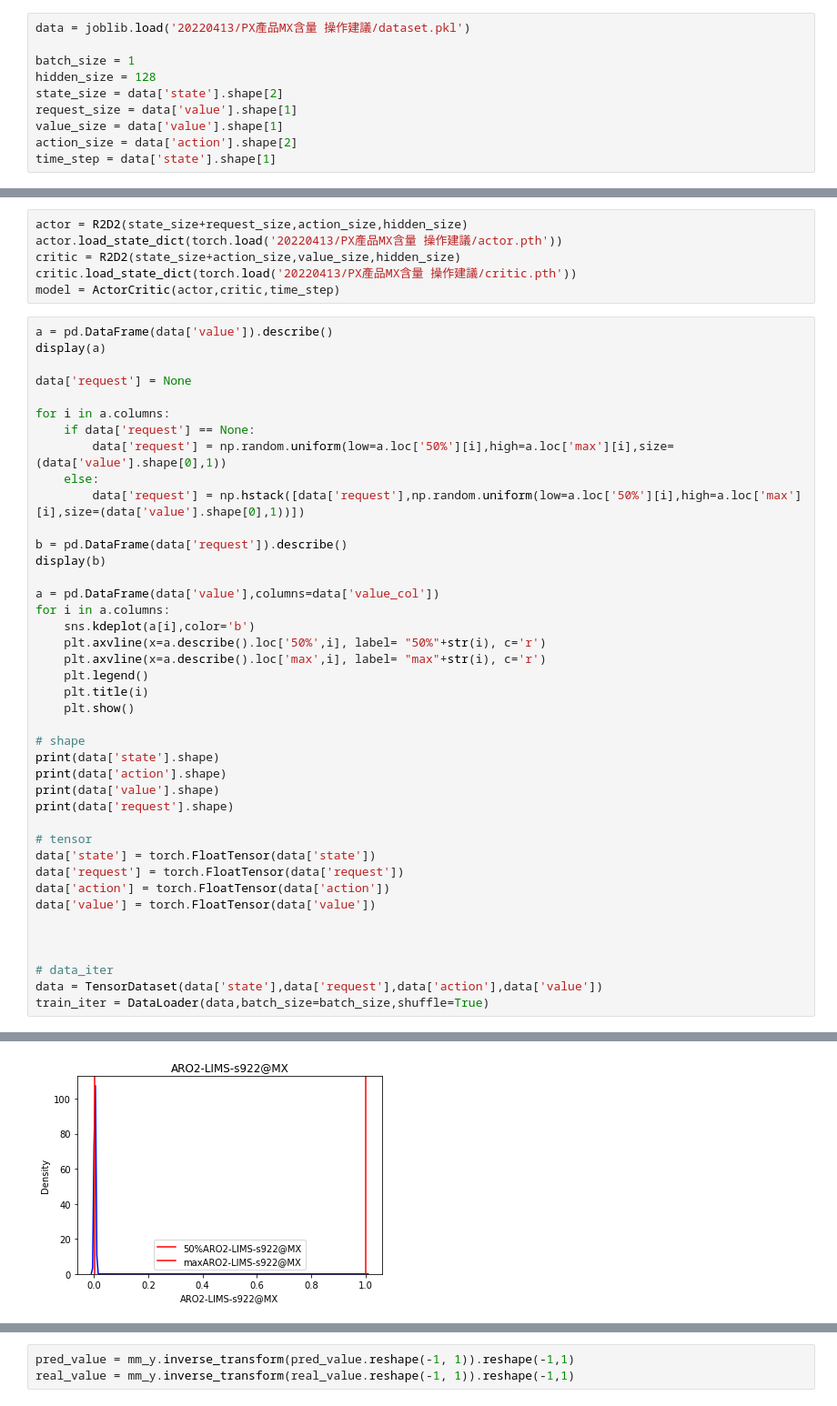
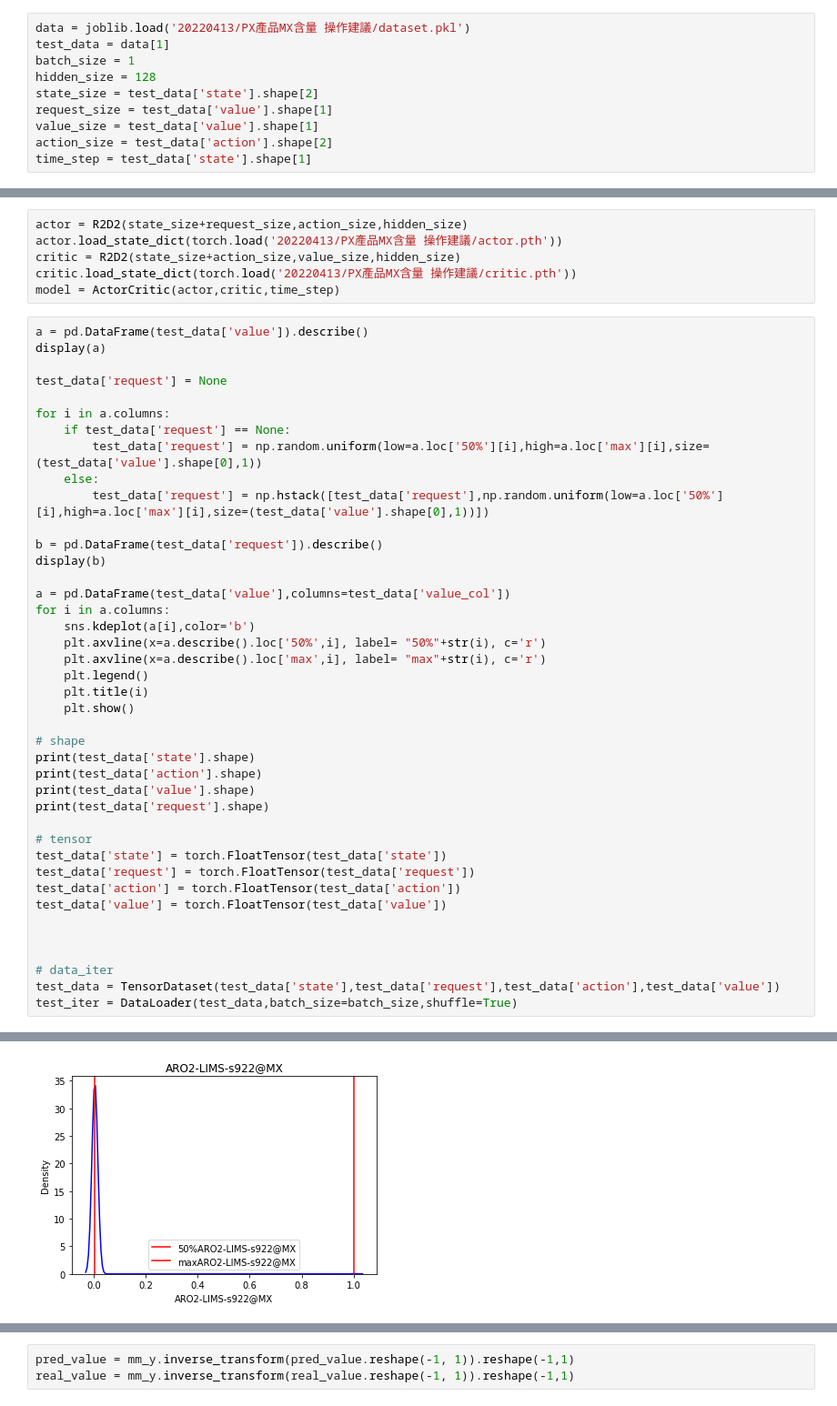
Before and after one commit to KaichiehKJ/R911R912, a Jupyter notebook: PX產品MX含量 操作建議/test.ipynb, the cells around one changed output, grey strips where cells are left out. Shown at 91% size. Saved outputs shown, nothing was run; the diff lists cells and outputs as text.

```diff
--- a/PX產品MX含量 操作建議/test.ipynb
+++ b/PX產品MX含量 操作建議/test.ipynb
@@ -47,14 +47,14 @@ warnings.filterwarnings('ignore')
 exec(requests.get('https://raw.githubusercontent.com/facebookresearch/madgrad/main/madgrad/madgrad.py').text)
 # %%
 data = joblib.load('20220413/PX產品MX含量 操作建議/dataset.pkl')
-
+test_data = data[1]
 batch_size = 1
 hidden_size = 128
-state_size = data['state'].shape[2]
-request_size = data['value'].shape[1]
-value_size = data['value'].shape[1]
-action_size = data['action'].shape[2]
-time_step = data['state'].shape[1]
+state_size = test_data['state'].shape[2]
+request_size = test_data['value'].shape[1]
+value_size = test_data['value'].shape[1]
+action_size = test_data['action'].shape[2]
+time_step = test_data['state'].shape[1]
 # %%
 class R2D2(nn.Module):
   def __init__(self,obs_size,n_actions,hidden_size):
@@ -193,21 +193,21 @@ critic = R2D2(state_size+action_size,value_size,hidden_size)
 critic.load_state_dict(torch.load('20220413/PX產品MX含量 操作建議/critic.pth'))
 model = ActorCritic(actor,critic,time_step)
 # %%
-a = pd.DataFrame(data['value']).describe()
+a = pd.DataFrame(test_data['value']).describe()
 display(a)
 
-data['request'] = None
+test_data['request'] = None
 
 for i in a.columns:
-    if data['request'] == None:
-        data['request'] = np.random.uniform(low=a.loc['50%'][i],high=a.loc['max'][i],size=(data['value'].shape[0],1))
+    if test_data['request'] == None:
+        test_data['request'] = np.random.uniform(low=a.loc['50%'][i],high=a.loc['max'][i],size=(test_data['value'].shape[0],1))
     else:
-        data['request'] = np.hstack([data['request'],np.random.uniform(low=a.loc['50%'][i],high=a.loc['max'][i],size=(data['value'].shape[0],1))])
+        test_data['request'] = np.hstack([test_data['request'],np.random.uniform(low=a.loc['50%'][i],high=a.loc['max'][i],size=(test_data['value'].shape[0],1))])
 
-b = pd.DataFrame(data['request']).describe()
+b = pd.DataFrame(test_data['request']).describe()
 display(b)
 
-a = pd.DataFrame(data['value'],columns=data['value_col'])
+a = pd.DataFrame(test_data['value'],columns=test_data['value_col'])
 for i in a.columns:
     sns.kdeplot(a[i],color='b')
     plt.axvline(x=a.describe().loc['50%',i], label= "50%"+str(i), c='r')
@@ -217,21 +217,21 @@ for i in a.columns:
     plt.show()
 
 # shape
-print(data['state'].shape)
-print(data['action'].shape)
-print(data['value'].shape)
-print(data['request'].shape)
+print(test_data['state'].shape)
+print(test_data['action'].shape)
+print(test_data['value'].shape)
+print(test_data['request'].shape)
 
 # tensor
-data['state'] = torch.FloatTensor(data['state'])
-data['request'] = torch.FloatTensor(data['request'])
-data['action'] = torch.FloatTensor(data['action'])
-data['value'] = torch.FloatTensor(data['value'])
+test_data['state'] = torch.FloatTensor(test_data['state'])
+test_data['request'] = torch.FloatTensor(test_data['request'])
+test_data['action'] = torch.FloatTensor(test_data['action'])
+test_data['value'] = torch.FloatTensor(test_data['value'])
 
 
 
 # data_iter
-data = TensorDataset(data['state'],data['request'],data['action'],data['value'])
-train_iter = DataLoader(data,batch_size=batch_size,shuffle=True)
+test_data = TensorDataset(test_data['state'],test_data['request'],test_data['action'],test_data['value'])
+test_iter = DataLoader(test_data,batch_size=batch_size,shuffle=True)
 # %% [output]
 |  | 0 |
@@ -255 +255 @@ train_iter = DataLoader(data,batch_size=batch_size,shuffle=True)
-[figure, old version]
+[figure, new version]
```
Also changed, not shown: parts of 11 cells of this notebook, 4 other files.
